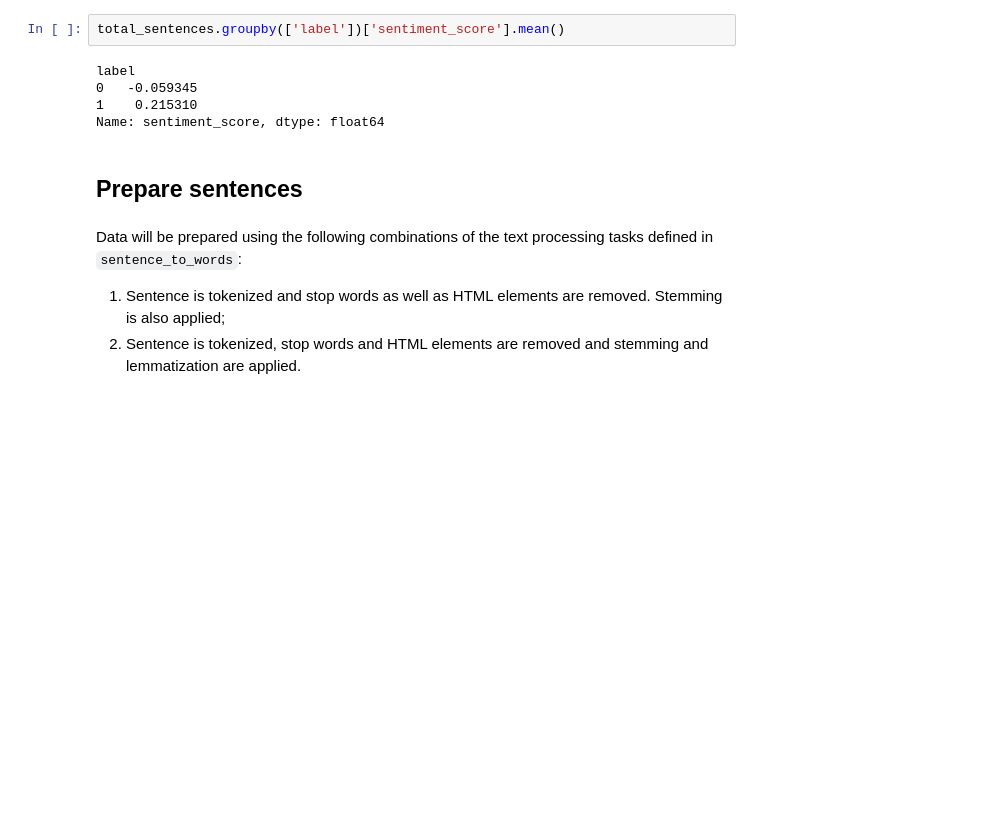
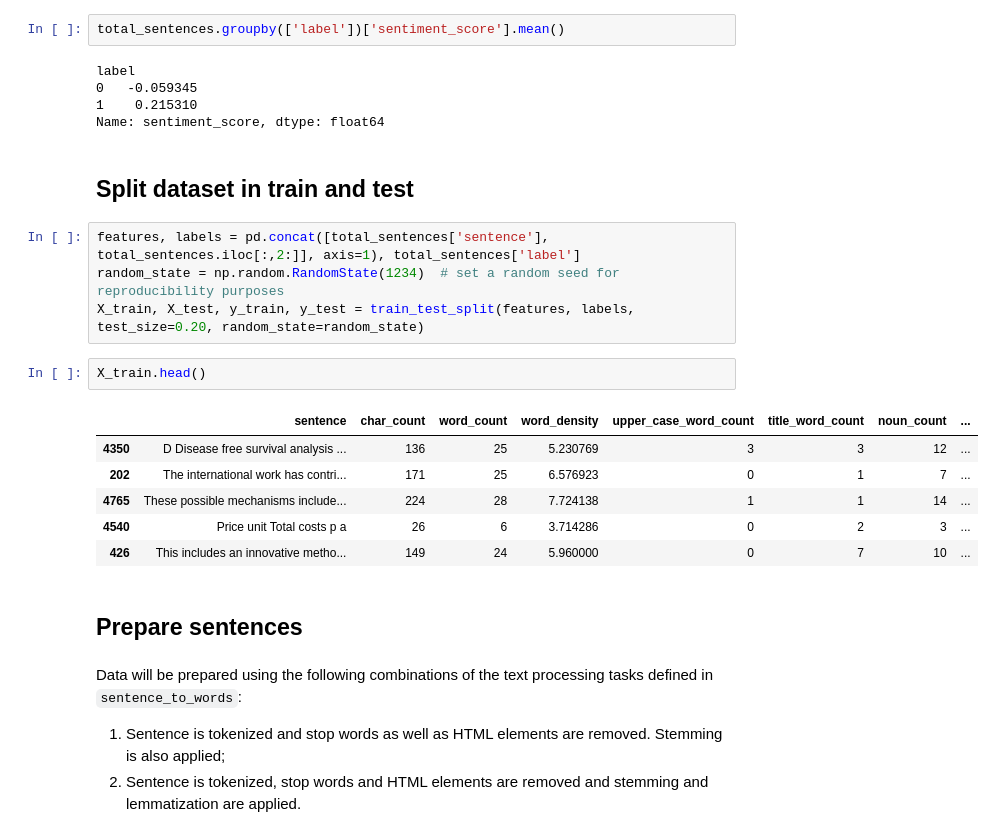
Before and after one commit to joausaga/impact-classifier, a Jupyter notebook: 1.impact_classifier.ipynb, the cells around one changed output. Drawn from its saved outputs; the diff is of its cells as text; blank space fills up the shorter version.

```diff
--- a/1.impact_classifier.ipynb
+++ b/1.impact_classifier.ipynb
@@ -270,6 +270,21 @@ label
 0   -0.059345
 1    0.215310
 Name: sentiment_score, dtype: float64
+# %% [markdown]
+## Split dataset in train and test
+# %%
+features, labels = pd.concat([total_sentences['sentence'], total_sentences.iloc[:,2:]], axis=1), total_sentences['label']
+random_state = np.random.RandomState(1234)  # set a random seed for reproducibility purposes
+X_train, X_test, y_train, y_test = train_test_split(features, labels, test_size=0.20, random_state=random_state)
+# %%
+X_train.head()
+# %% [output]
+|  | sentence | char_count | word_count | word_density | upper_case_word_count | title_word_count | noun_count | ... |
+| 4350 | D Disease free survival analysis ... | 136 | 25 | 5.230769 | 3 | 3 | 12 | ... |
+| 202 | The international work has contri... | 171 | 25 | 6.576923 | 0 | 1 | 7 | ... |
+| 4765 | These possible mechanisms include... | 224 | 28 | 7.724138 | 1 | 1 | 14 | ... |
+| 4540 | Price unit Total costs p a | 26 | 6 | 3.714286 | 0 | 2 | 3 | ... |
+| 426 | This includes an innovative metho... | 149 | 24 | 5.960000 | 0 | 7 | 10 | ... |
 # %% [markdown]
 ## Prepare sentences
 # %% [markdown]
```
Also changed, not shown: parts of 51 cells of this notebook.
